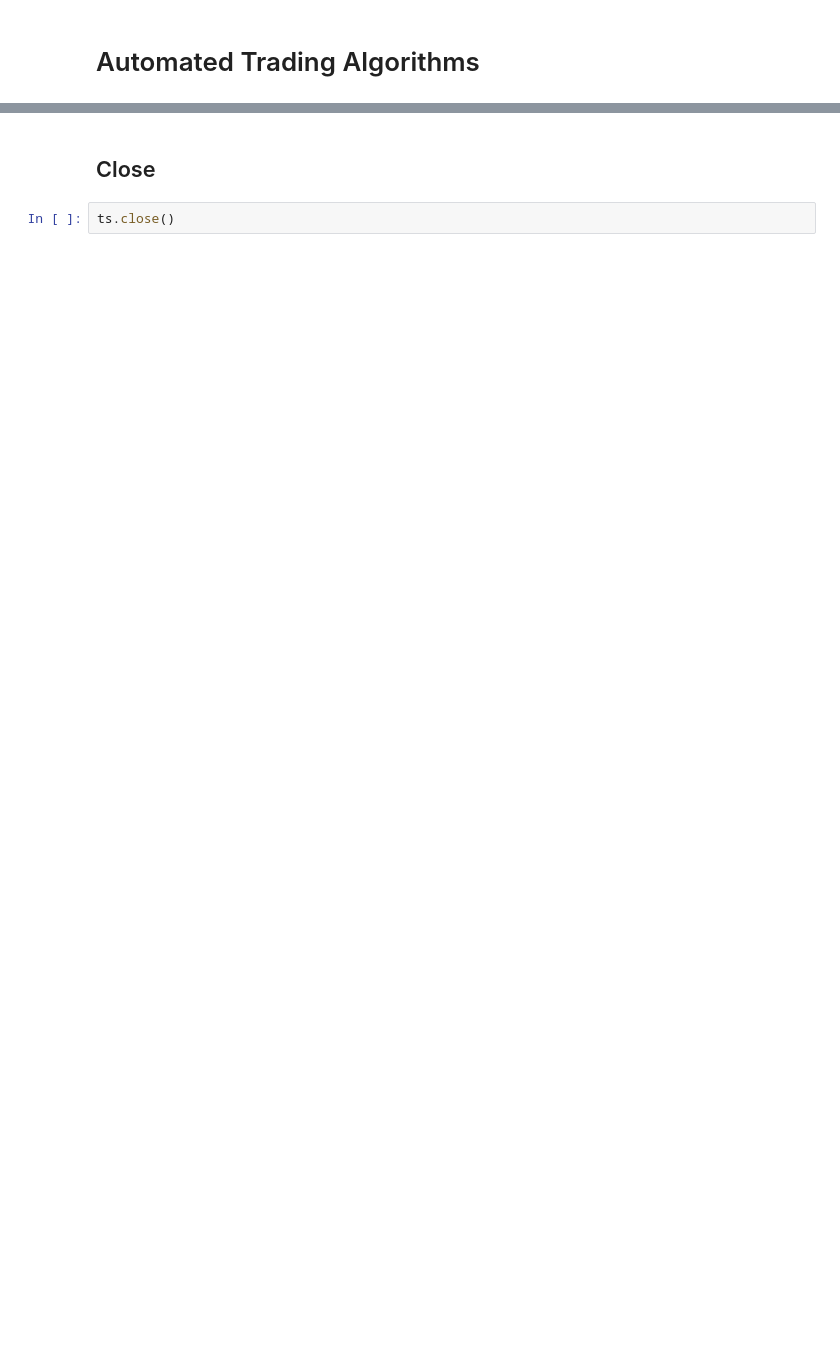
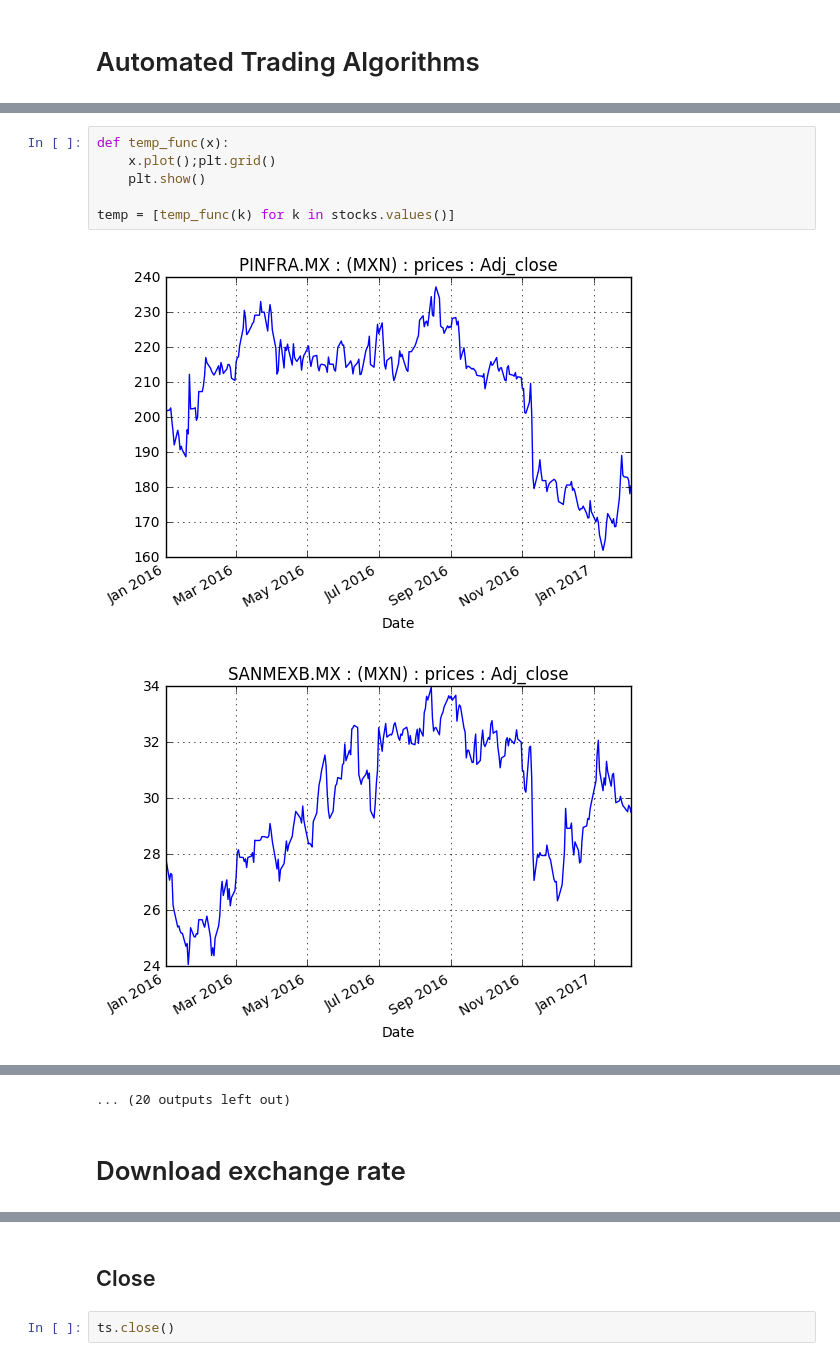
Before and after one commit to RHDZMOTA/AccitradeApp, a Jupyter notebook: Concept.ipynb, the cells around one changed output, grey strips where cells are left out. Saved outputs shown, nothing was run; the diff lists cells and outputs as text; blank space fills up the shorter version.

```diff
--- a/Concept.ipynb
+++ b/Concept.ipynb
@@ -16,0 +77,9 @@ ts = TradingSession(user='sd8892',pw='Mexico0r',driv_r=driv_r,alias='Trading Ses
+# %%
+def temp_func(x):
+    x.plot();plt.grid()
+    plt.show()
+
+temp = [temp_func(k) for k in stocks.values()]
+# %% [output]
+[figure, added]
+[figure, added]
@@ -16,0 +96,3 @@ ts = TradingSession(user='sd8892',pw='Mexico0r',driv_r=driv_r,alias='Trading Ses
+... (20 outputs left out)
+# %% [markdown]
+# Download exchange rate
```
Also changed, not shown: parts of 22 cells of this notebook.
